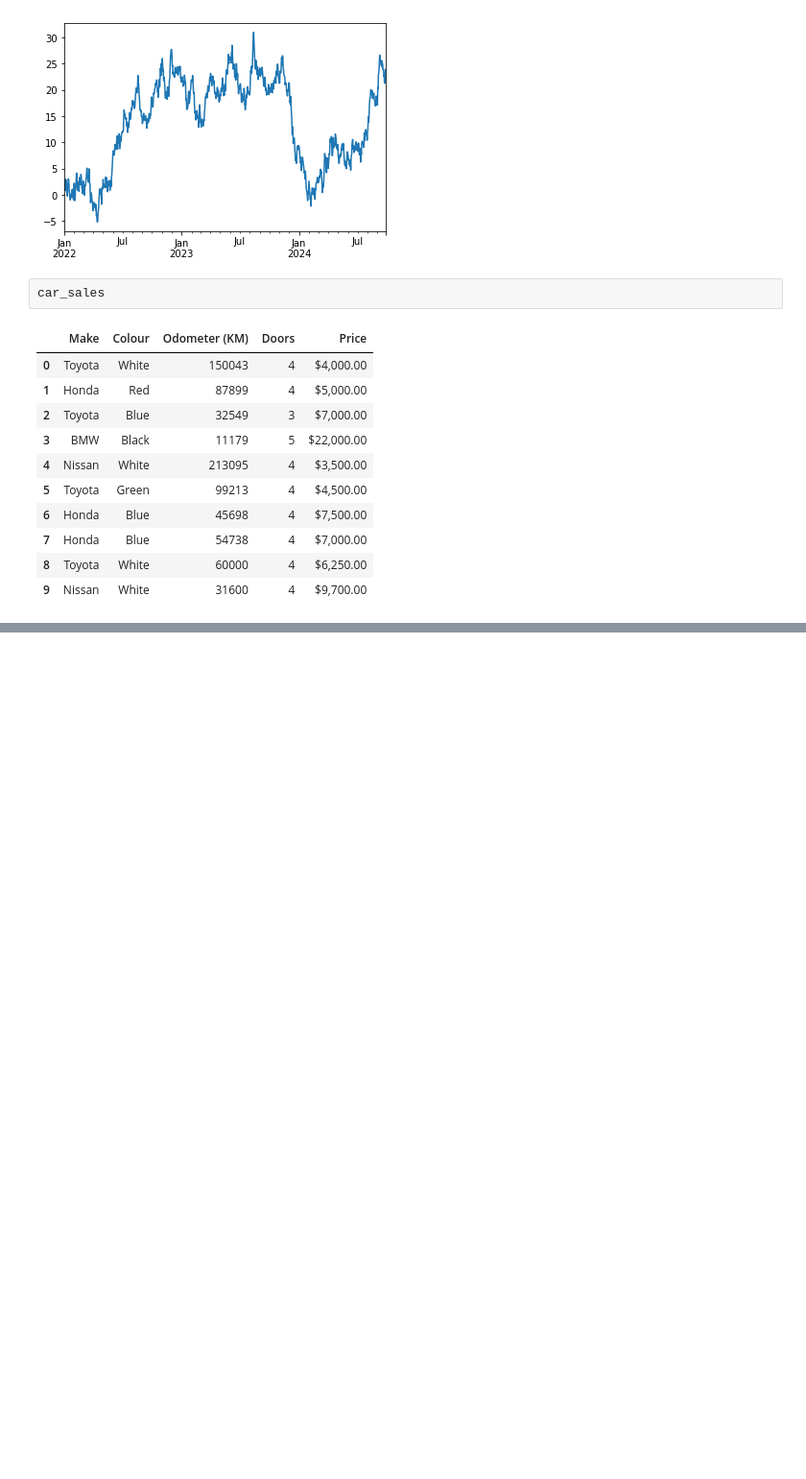
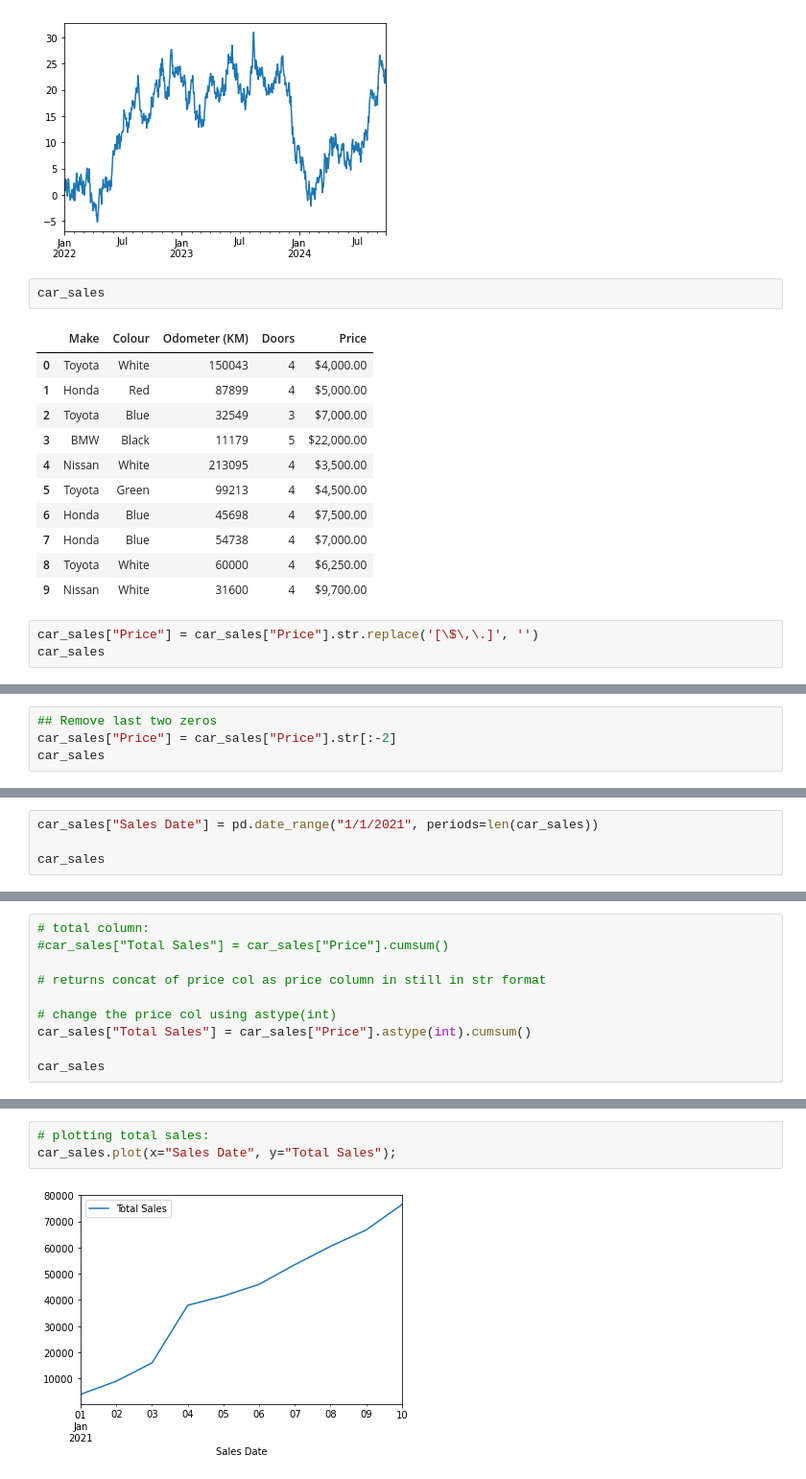
Before and after one commit to yashlad27/Machine_Learning_Data_Science, a Jupyter notebook: Matplotlib/matplotlib_notebook.ipynb, the cells around one changed output, grey strips where cells are left out. Shown at 96% size. Drawn from its saved outputs; the diff is of its cells as text; blank space fills up the shorter version.

Commit message:
Matplotlib plotting data using car_sales.csv, regex and pie charts 🥧

```diff
--- a/Matplotlib/matplotlib_notebook.ipynb
+++ b/Matplotlib/matplotlib_notebook.ipynb
@@ -232,3 +232,6 @@ car_sales
 | 7 | Honda | Blue | 54738 | 4 | $7,000.00 |
 | 8 | Toyota | White | 60000 | 4 | $6,250.00 |
 | 9 | Nissan | White | 31600 | 4 | $9,700.00 |
+# %%
+car_sales["Price"] = car_sales["Price"].str.replace('[\$\,\.]', '')
+car_sales
@@ -234,0 +255,4 @@ car_sales
+# %%
+## Remove last two zeros
+car_sales["Price"] = car_sales["Price"].str[:-2]
+car_sales
@@ -234,0 +271,4 @@ car_sales
+# %%
+car_sales["Sales Date"] = pd.date_range("1/1/2021", periods=len(car_sales))
+
+car_sales
@@ -234,0 +287,10 @@ car_sales
+# %%
+# total column:
+#car_sales["Total Sales"] = car_sales["Price"].cumsum()
+
+# returns concat of price col as price column in still in str format
+
+# change the price col using astype(int)
+car_sales["Total Sales"] = car_sales["Price"].astype(int).cumsum()
+
+car_sales
@@ -234,0 +309,5 @@ car_sales
+# %%
+# plotting total sales:
+car_sales.plot(x="Sales Date", y="Total Sales");
+# %% [output]
+[figure, added]
```
Also changed, not shown: parts of 12 cells of this notebook.
